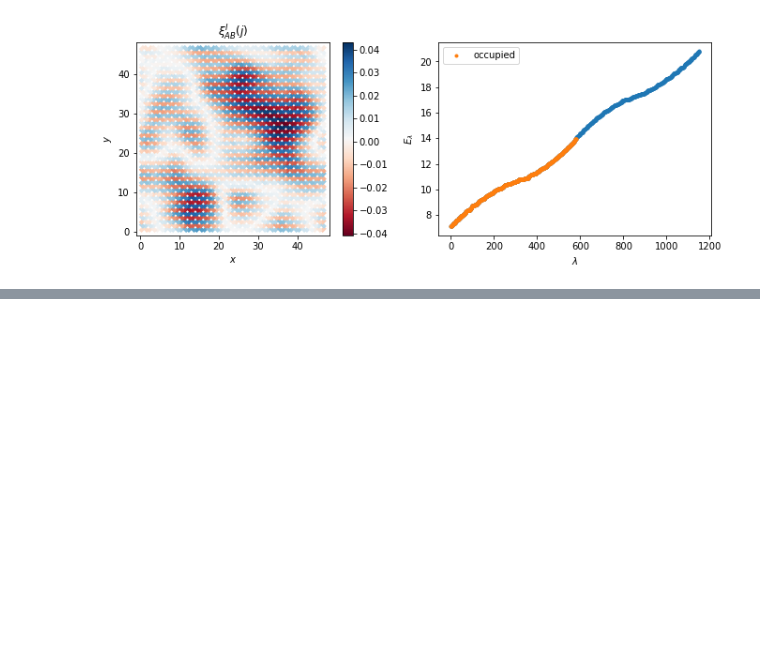
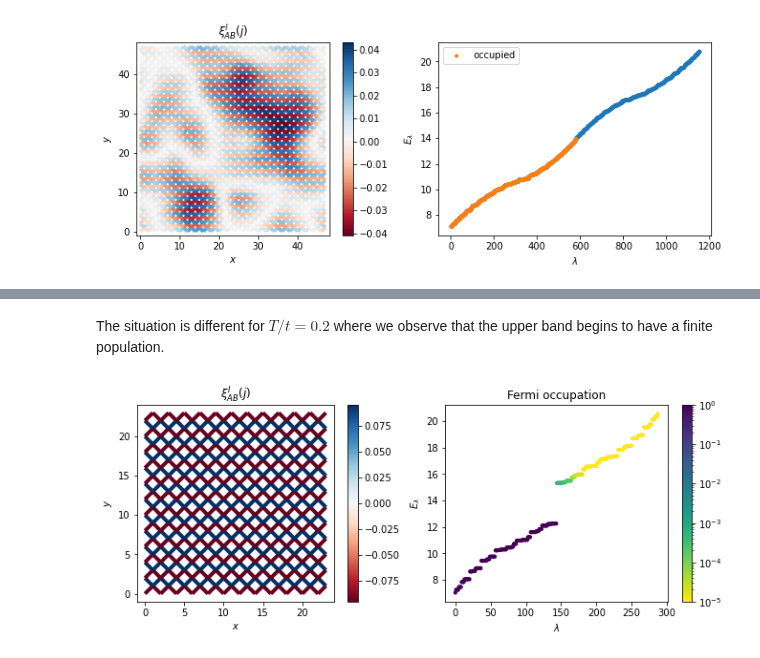
Before and after one commit to SergiJulia94/topological_mott_insulator, a Jupyter notebook: index.ipynb, the cells around one changed output, grey strips where cells are left out. Drawn from its saved outputs; the diff is of its cells as text; code cells hidden in the pictures; blank space fills up the shorter version.

```diff
--- a/index.ipynb
+++ b/index.ipynb
@@ -40,10 +40,10 @@ un_mf = checkerboard_lattice_un(nx=nx,ny=ny,t0=-1, jax=jax, jay=jay,
 		                        jbx=jbx, jby=jby, v1=v1, v2=v2, v3=v3, v4=v4,
 		                        beta=1E+5, cell_filling=1, phix=0., phiy=0., cylinder=False, field=0.*1j, induce='nothing', border=False)
 
-for i1 in (range(0,50)):
+for i1 in (range(0,100)):
     un_mf.iterate_mf(eta=0.6)
 
-for i1 in (range(0,50)):
+for i1 in (range(0,100)):
     un_mf.iterate_mf(eta=1.)
 # %%
 #hide_input
@@ -239,0 +300,58 @@ plt.show()
+# %% [markdown]
+The situation is different for $T/t=0.2$ where we observe that the upper band begins to have a finite population.
+# %%
+#hide_input
+nx, ny = 12, 12
+v1, v2 = 4., 2.5
+v3, v4 = Rydberg_v3v4(v1,v2)
+
+
+un_mf = checkerboard_lattice_un(nx=nx,ny=ny,t0=-1, jax=jax, jay=jay,
+		                        jbx=jbx, jby=jby, v1=v1, v2=v2, v3=v3, v4=v4,
+		                        beta=5, cell_filling=1, phix=0., phiy=0., cylinder=False, field=0.1*1j, induce='nothing', border=False)
+
+for i1 in range(0,50):
+    un_mf.iterate_mf(eta=0.6)
+
+for i1 in range(0,50):
+    un_mf.iterate_mf(eta=1.)
+
+un_mf.field = 0.
+
+for i1 in (range(0,50)):
+    un_mf.iterate_mf(eta=0.6)
+
+for i1 in (range(0,50)):
+    un_mf.iterate_mf(eta=1.)
+
+fig  = plt.figure(figsize=(10, 6/(1.68)))
+gs0 = gridspec.GridSpec(1, 2, left=0.1, right=0.99, top=0.85, bottom=0.05, wspace=0.2)
+
+ax = fig.add_subplot(gs0[0])
+
+segment, color, mini, maxi = plot_bonds(un_mf.pos, un_mf.J_nn, np.imag(un_mf.mfhop_nn))
+ligne = LineCollection(segment,linestyles='solid',
+                                cmap=plt.get_cmap('RdBu'),
+                                array=color, norm=plt.Normalize(mini, maxi),
+                                linewidths=4, rasterized=True)
+
+ax.set_xlim(-1,2*un_mf.nx)
+ax.set_ylim(-1,2*un_mf.ny)
+ax.add_collection(ligne)
+ax.set_xlabel(r'$x$')
+ax.set_ylabel(r'$y$')
+fig.colorbar(ligne)
+ax.set_aspect('equal')
+plt.title(r'$\xi_{AB}^I(j)$')
+
+ax2 = fig.add_subplot(gs0[1])
+weights = np.zeros(np.size(un_mf.energies))+1E-10
+weights[:np.size(un_mf.energies_fermi)] = np.where(un_mf.energies_fermi>1E-10,un_mf.energies_fermi/un_mf.energies[:np.size(un_mf.energies_fermi)],0)
+sc = ax2.scatter(np.arange(0,np.size(un_mf.energies)),un_mf.energies, c=((weights)), cmap='viridis_r', s=10, norm=mpl.colors.LogNorm(vmin=1E-5))
+plt.title(r'Fermi occupation')
+fig.colorbar(sc)
+ax2.set_xlabel(r'$\lambda$')
+ax2.set_ylabel(r'$E_\lambda$')
+plt.show()
+# %% [output]
+[figure, added]
```
Also changed, not shown: parts of 7 cells of this notebook, 6 other files.
